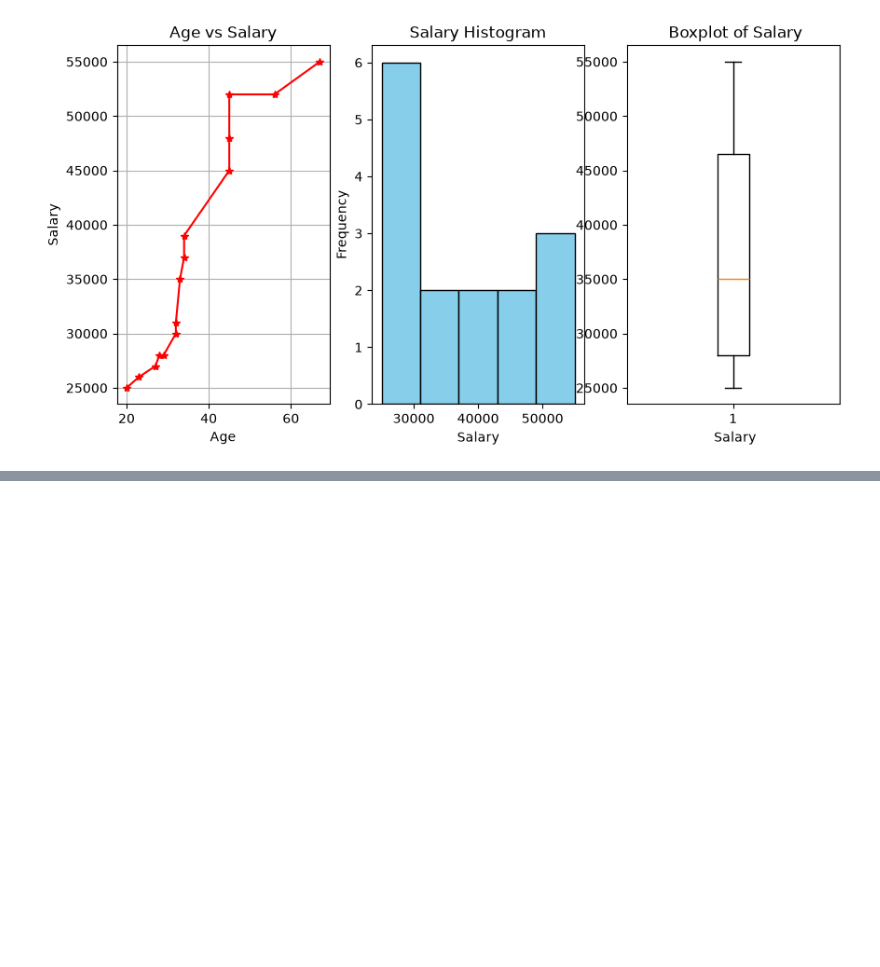
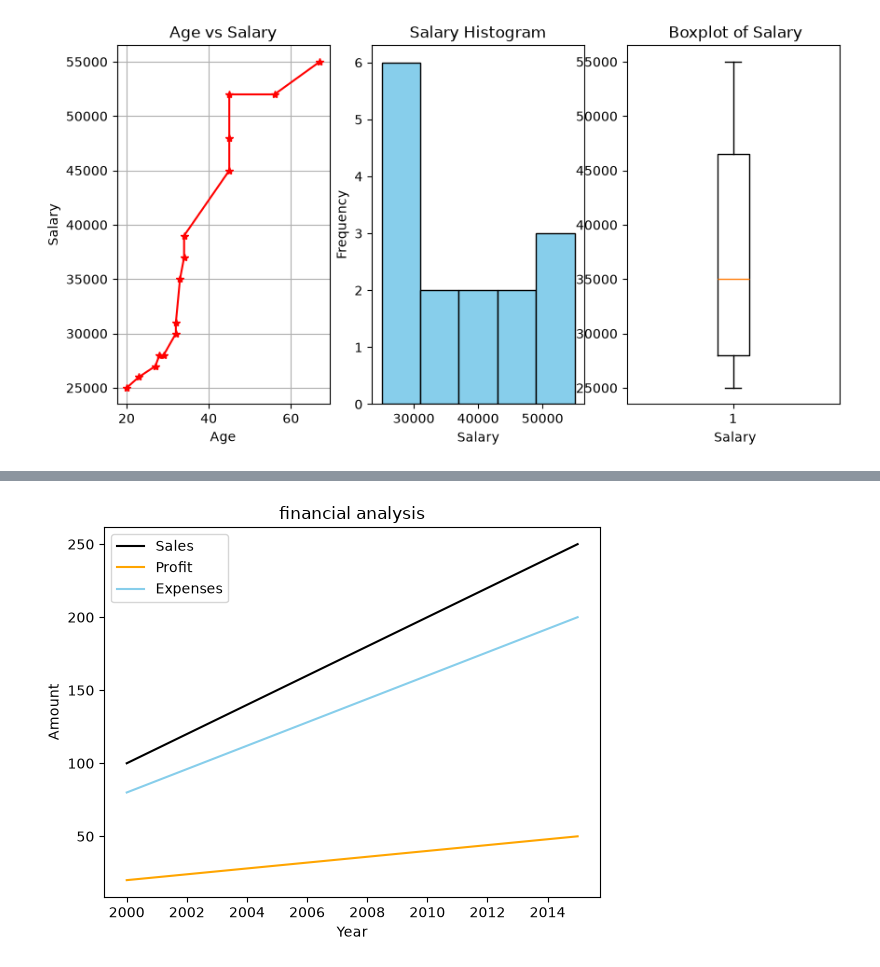
Before and after one commit to anojpradhan/learningDS, a Jupyter notebook: matplotlib.ipynb, the cells around one changed output, grey strips where cells are left out. Cells and saved outputs as stored; diff of their text form; code cells hidden in the pictures; blank space fills up the shorter version.

```diff
--- a/matplotlib.ipynb
+++ b/matplotlib.ipynb
@@ -252,3 +252,13 @@ axs[2].set_xlabel(" Salary")
 plt.show()
 # %% [output]
 [figure]
+# %%
+data2={
+    'Year':[2000,2005,2010,2015],
+    'Sales':[100,150,200,250],
+    'Profit':[20,30,40,50],
+    'Expense':[80,120,160,200]
+}
+# %%
+df2= pd.DataFrame(data2)
+df2.head()
@@ -254,0 +271,11 @@ plt.show()
+# %%
+plt.plot(df2["Year"],df2["Sales"], label="Sales", color='black')
+plt.plot(df2["Year"],df2["Profit"], label="Profit", color='orange')
+plt.plot(df2["Year"],df2["Expense"], label="Expenses", color='skyblue')
+plt.title("financial analysis")
+plt.xlabel("Year")
+plt.ylabel("Amount")
+plt.legend()
+plt.show()
+# %% [output]
+[figure, added]
```
Also changed, not shown: parts of 5 cells of this notebook.
